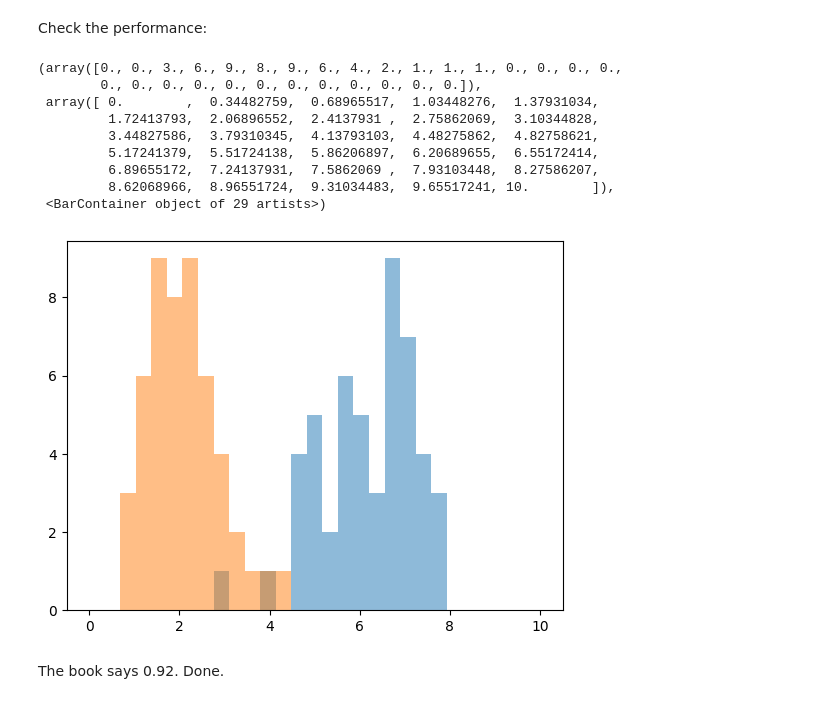
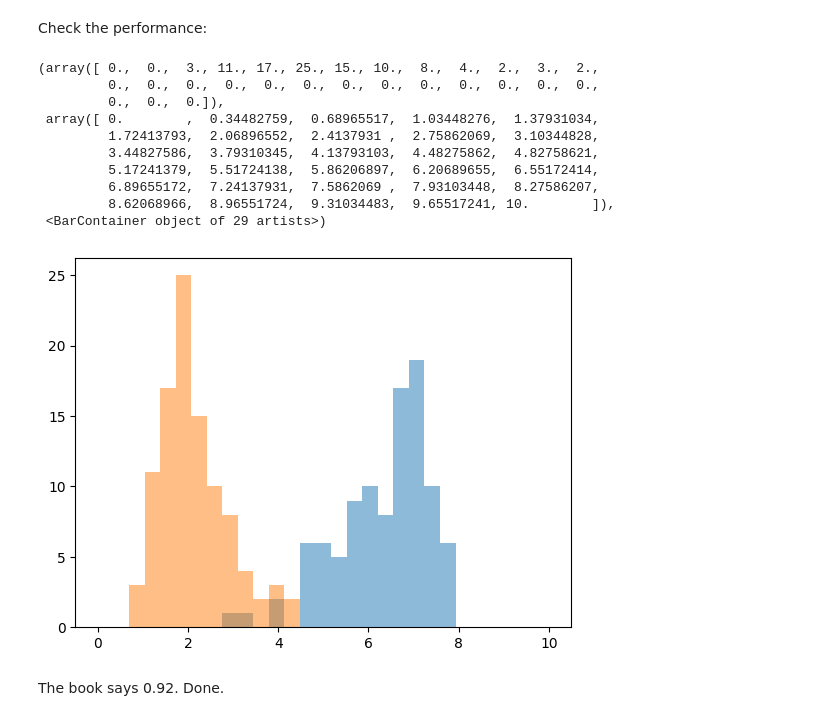
Before and after one commit to alexr314/quantum-anomaly-detection, a Jupyter notebook: exploratory_notebooks/quantum_novelty_detection_playground.ipynb, the cells around one changed output. Saved outputs shown, nothing was run; the diff lists cells and outputs as text; code cells hidden in the pictures.

```diff
--- a/exploratory_notebooks/quantum_novelty_detection_playground.ipynb
+++ b/exploratory_notebooks/quantum_novelty_detection_playground.ipynb
@@ -161,7 +161,7 @@ Test
 # %% [markdown]
 Encode all of the original 13 features using amplitude embedding on 4 qubits. It can handle up to 16 features, so we pad the last 3 with zeros.
 # %%
-nqubits = 4
+nqubits = 3
 dev = qml.device("lightning.qubit", wires = nqubits)
 
 @qml.qnode(dev)
@@ -204,22 +204,23 @@ svm = OneClassSVM(kernel=qkernel).fit(x_train_scaled[:64])
 # %% [markdown]
 Check the performance:
 # %%
-test_preds = svm.score_samples(x_test_scaled[:50])
-anom_preds = svm.score_samples(x_anom_scaled[:50])
+test_preds = svm.score_samples(x_test_scaled[:100])
+anom_preds = svm.score_samples(x_anom_scaled[:100])
 
 bins = np.linspace(0, 10, 30)
 plt.hist(test_preds, bins=bins, alpha=0.5, label='test')
 plt.hist(anom_preds, bins=bins, alpha=0.5, label='anom')
 # %% [output]
-(array([0., 0., 3., 6., 9., 8., 9., 6., 4., 2., 1., 1., 1., 0., 0., 0., 0.,
-        0., 0., 0., 0., 0., 0., 0., 0., 0., 0., 0., 0.]),
+(array([ 0.,  0.,  3., 11., 17., 25., 15., 10.,  8.,  4.,  2.,  3.,  2.,
+         0.,  0.,  0.,  0.,  0.,  0.,  0.,  0.,  0.,  0.,  0.,  0.,  0.,
+         0.,  0.,  0.]),
  array([ 0.        ,  0.34482759,  0.68965517,  1.03448276,  1.37931034,
          1.72413793,  2.06896552,  2.4137931 ,  2.75862069,  3.10344828,
          3.44827586,  3.79310345,  4.13793103,  4.48275862,  4.82758621,
          5.17241379,  5.51724138,  5.86206897,  6.20689655,  6.55172414,
          6.89655172,  7.24137931,  7.5862069 ,  7.93103448,  8.27586207,
          8.62068966,  8.96551724,  9.31034483,  9.65517241, 10.        ]),
  <BarContainer object of 29 artists>)
-[figure, old version]
+[figure, new version]
 # %% [markdown]
 The book says 0.92. Done.
```
Also changed, not shown: parts of 12 cells of this notebook, 1 other file.
